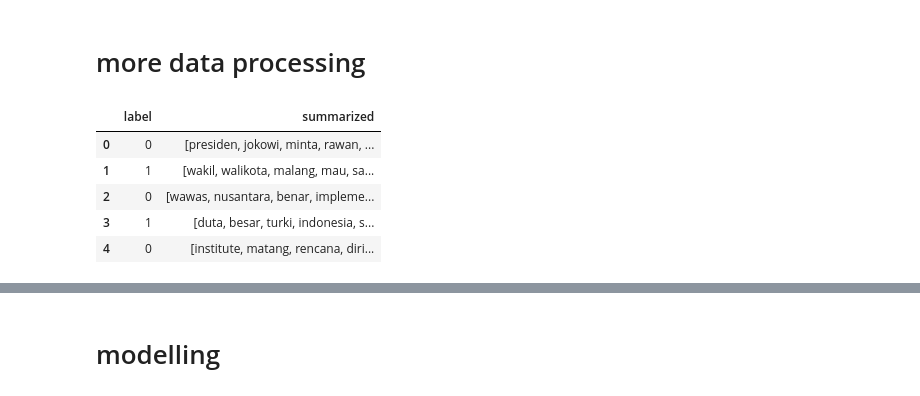
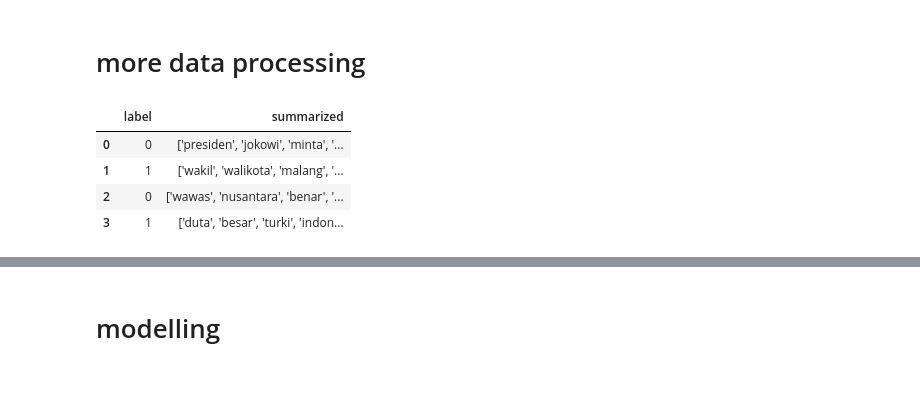
Before and after one commit to RasyaDevansyah/IndonesiaFakeNewsDetection, a Jupyter notebook: AI/FakeNewsDetection_NaiveBayes.ipynb, the cells around one changed output, grey strips where cells are left out. Saved outputs shown, nothing was run; the diff lists cells and outputs as text; code cells hidden in the pictures.

```diff
--- a/AI/FakeNewsDetection_NaiveBayes.ipynb
+++ b/AI/FakeNewsDetection_NaiveBayes.ipynb
@@ -347,11 +351,2 @@ train.to_csv('processed_data.csv', index=False)  # No row numbers
 # %% [markdown]
 # more data processing
-# %%
-train.head(5)
-# %% [output]
-|  | label | summarized |
-| 0 | 0 | [presiden, jokowi, minta, rawan, ... |
-| 1 | 1 | [wakil, walikota, malang, mau, sa... |
-| 2 | 0 | [wawas, nusantara, benar, impleme... |
-| 3 | 1 | [duta, besar, turki, indonesia, s... |
-| 4 | 0 | [institute, matang, rencana, diri... |
@@ -359,0 +353,20 @@ train.head(5)
+# %%
+import ast
+
+# If text_processed column contains lists as strings, convert them back to lists
+def ensure_list(val):
+    if isinstance(val, str):
+        try:
+            return ast.literal_eval(val)
+        except Exception:
+            return []
+    return val
+
+
+train.head(4)
+# %% [output]
+|  | label | summarized |
+| 0 | 0 | ['presiden', 'jokowi', 'minta', '... |
+| 1 | 1 | ['wakil', 'walikota', 'malang', '... |
+| 2 | 0 | ['wawas', 'nusantara', 'benar', '... |
+| 3 | 1 | ['duta', 'besar', 'turki', 'indon... |
```
Also changed, not shown: parts of 8 cells of this notebook, 3 other files.
